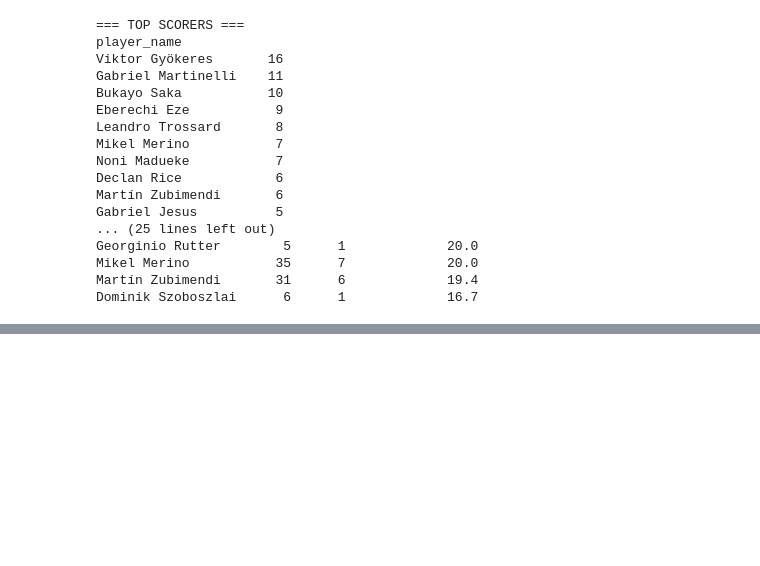
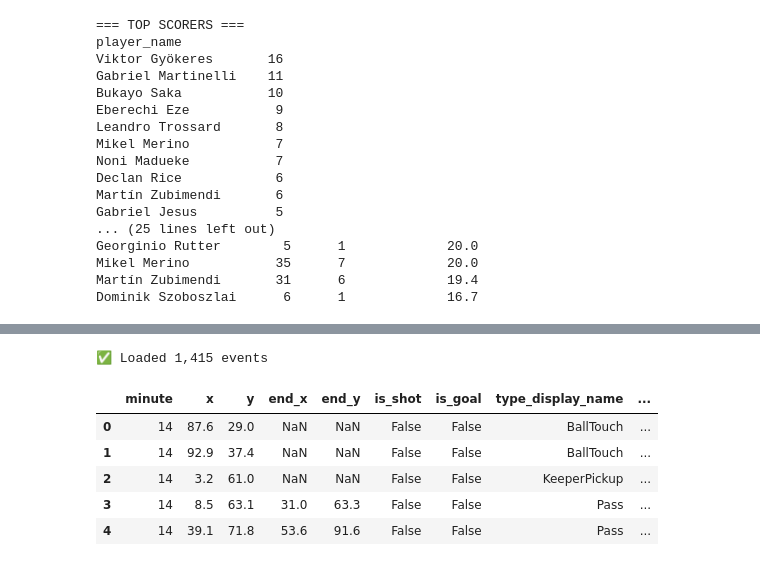
Before and after one commit to Drewsky33/sports-data-portfolio, a Jupyter notebook: notebooks/arsenal_exploration.ipynb, the cells around one changed output, grey strips where cells are left out. Drawn from its saved outputs; the diff is of its cells as text; code cells hidden in the pictures; blank space fills up the shorter version.

```diff
--- a/notebooks/arsenal_exploration.ipynb
+++ b/notebooks/arsenal_exploration.ipynb
@@ -203,0 +204,41 @@ Based on conversion rates, the most clinical finishers are:
+# %%
+# Load Bournemouth match data
+from shared.db import get_engine
+from shared.utils import analyze_dataframe, ask_claude
+import pandas as pd
+
+engine = get_engine()
+
+bournemouth_df = pd.read_sql("""
+    SELECT
+        me.minute,
+        me.x,
+        me.y,
+        me.end_x,
+        me.end_y,
+        me.is_shot,
+        me.is_goal,
+        me.type_display_name,
+        me.outcome_type_display_name,
+        me.period_display_name,
+        me.card_type,
+        p.name as player_name,
+        p.position,
+        t.name as team_name
+    FROM match_events me
+    LEFT JOIN players p ON me.player_id = p.player_id
+    LEFT JOIN teams t ON me.team_id = t.team_id
+    LEFT JOIN matches m ON me.match_id = m.match_id
+    WHERE m.match_date = '2026-04-11'
+""", engine)
+
+print(f"✅ Loaded {len(bournemouth_df):,} events")
+bournemouth_df.head()
+# %% [output]
+✅ Loaded 1,415 events
+|  | minute | x | y | end_x | end_y | is_shot | is_goal | type_display_name | ... |
+| 0 | 14 | 87.6 | 29.0 | NaN | NaN | False | False | BallTouch | ... |
+| 1 | 14 | 92.9 | 37.4 | NaN | NaN | False | False | BallTouch | ... |
+| 2 | 14 | 3.2 | 61.0 | NaN | NaN | False | False | KeeperPickup | ... |
+| 3 | 14 | 8.5 | 63.1 | 31.0 | 63.3 | False | False | Pass | ... |
+| 4 | 14 | 39.1 | 71.8 | 53.6 | 91.6 | False | False | Pass | ... |
```
Also changed, not shown: parts of 6 cells of this notebook.
